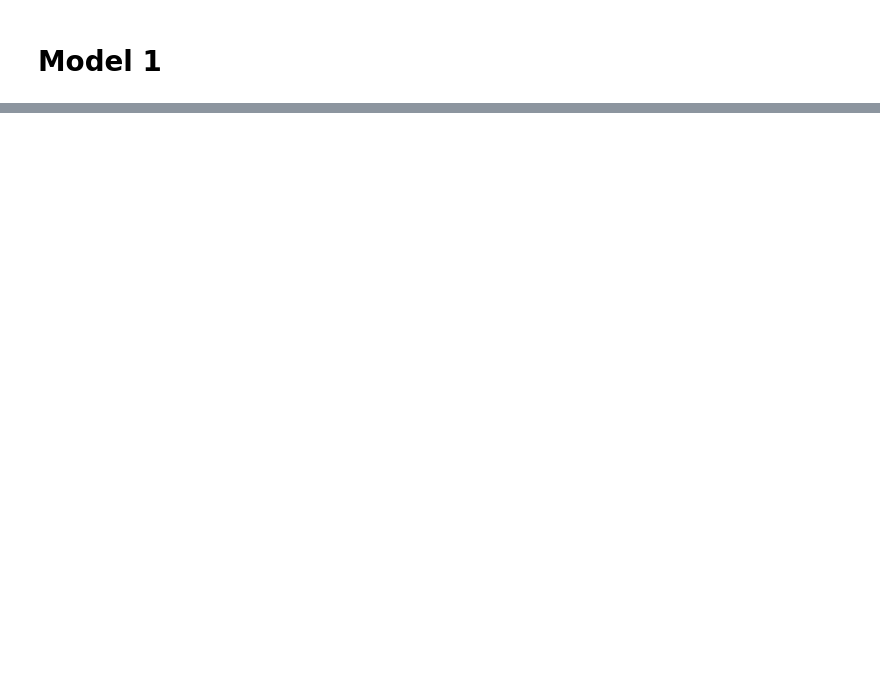
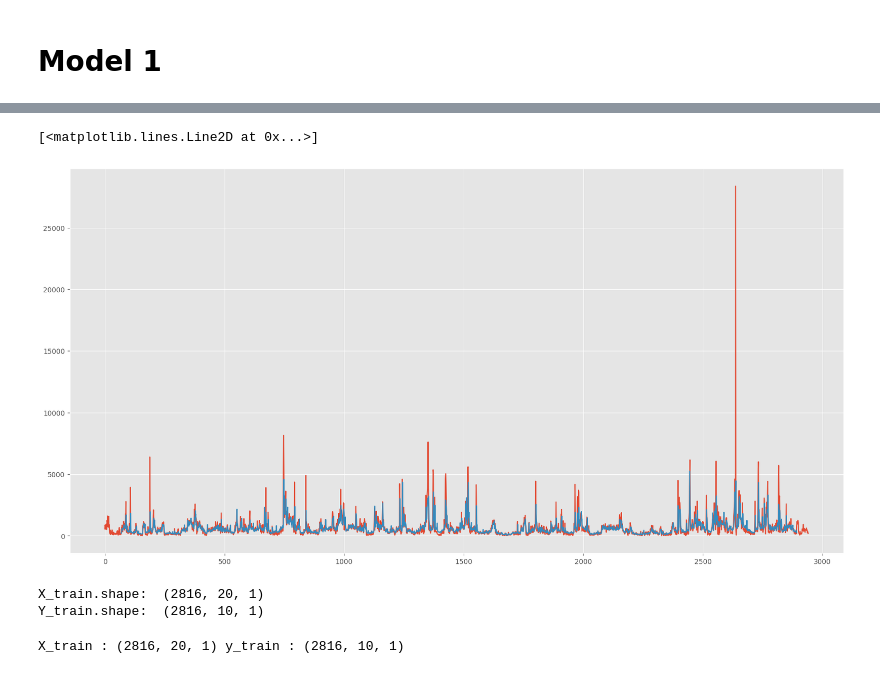
Before and after one commit to Mohammad-Amirifard/Traffic-forecasting, a Jupyter notebook: Notebooks/EDA_traffic.ipynb, the cells around one changed output, grey strips where cells are left out. Saved outputs shown, nothing was run; the diff lists cells and outputs as text; code cells hidden in the pictures; blank space fills up the shorter version.

Commit message:
Created RNN with result on main traffics

```diff
--- a/Notebooks/EDA_traffic.ipynb
+++ b/Notebooks/EDA_traffic.ipynb
@@ -822,0 +807,15 @@ array([[0.9830122 ],
+# %%
+sea = seasonal_dataframe.iloc[160,22:].values
+tre = trend_dataframe.iloc[160,22:].values
+result = y_train_pred * sea * tre
+# %%
+plt.figure(figsize=(20,10))
+
+# Plot the first graph
+plt.plot(np.arange(len(org)), org, label='y_train')
+
+# Plot the second graph with a 20 item offset
+plt.plot(20+np.arange(len(result))+48, result, label='y_train_pred')
+# %% [output]
+[<matplotlib.lines.Line2D at 0x...>]
+[figure, added]
@@ -822,0 +832,13 @@ array([[0.9830122 ],
+# %%
+print('X_train.shape: ',X_train.shape)
+print('Y_train.shape: ',y_train.shape)
+# %% [output]
+X_train.shape:  (2816, 20, 1)
+Y_train.shape:  (2816, 10, 1)
+# %%
+#Reshaping
+X_train = np.reshape(X_train, (X_train.shape[0], X_train.shape[1],1))
+y_train = np.reshape(y_train, (y_train.shape[0],y_train.shape[1],1))
+print("X_train :",X_train.shape,"y_train :",y_train.shape)
+# %% [output]
+X_train : (2816, 20, 1) y_train : (2816, 10, 1)
```
Also changed, not shown: parts of 23 cells of this notebook.
